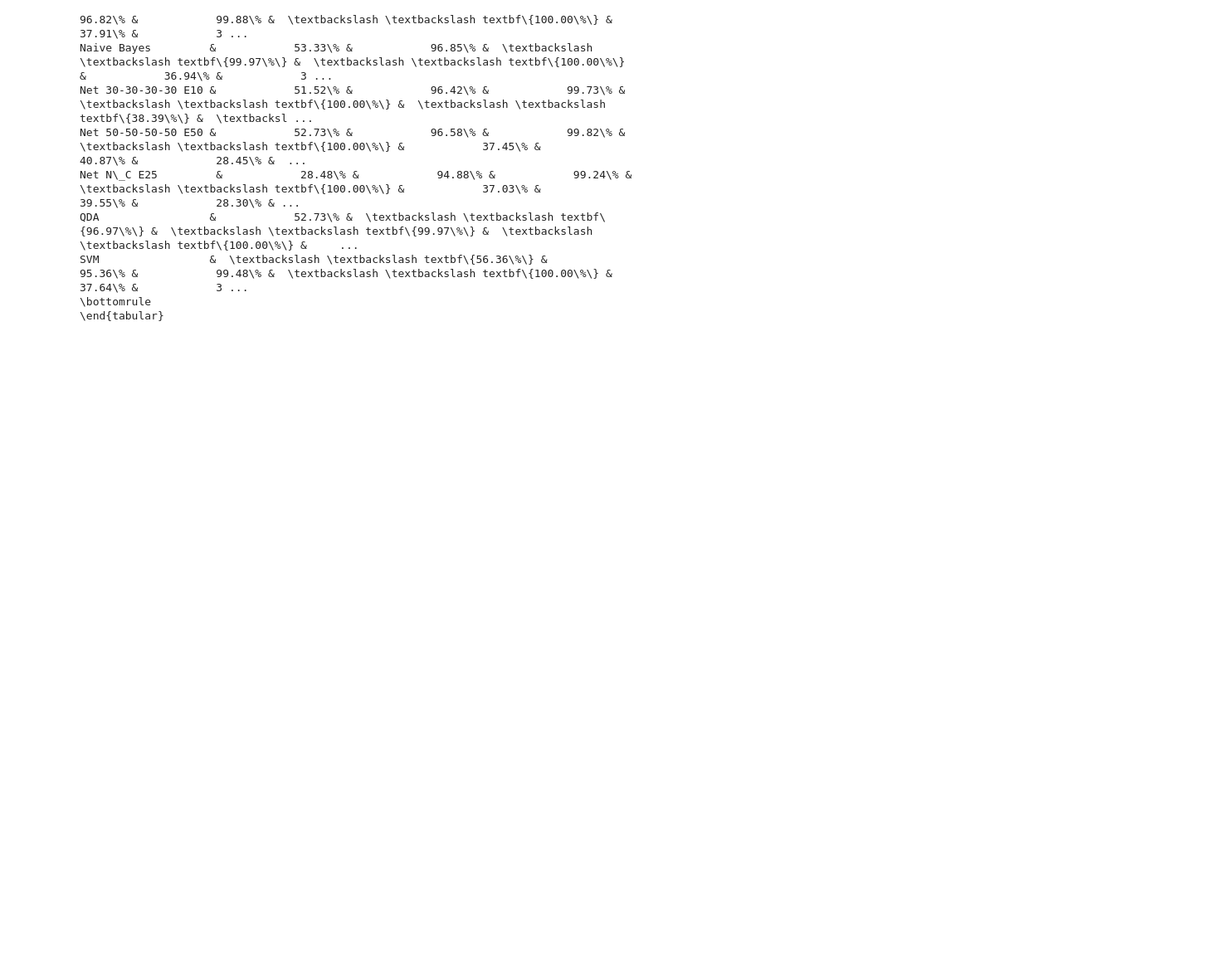
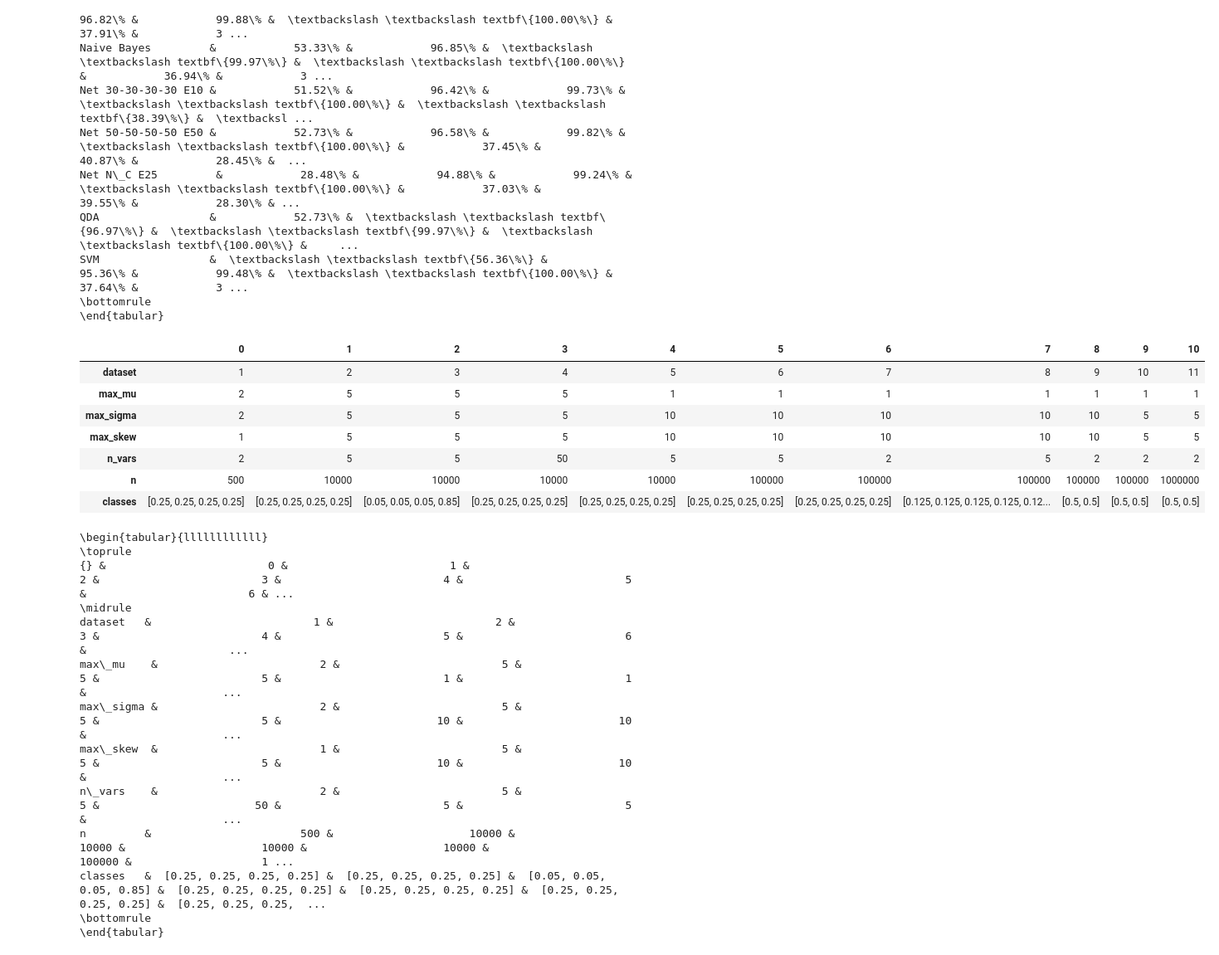
Before and after one commit to timellemeet/multivariate, a Jupyter notebook: simulation.ipynb, the cells around one changed output. Shown at 83% size. Drawn from its saved outputs; the diff is of its cells as text; code cells hidden in the pictures; blank space fills up the shorter version.

```diff
--- a/simulation.ipynb
+++ b/simulation.ipynb
@@ -530,3 +530,33 @@ QDA                 &            52.73\% &  \textbackslash \textbackslash textbf
 SVM                 &  \textbackslash \textbackslash textbf\{56.36\%\} &            95.36\% &            99.48\% &  \textbackslash \textbackslash textbf\{100.00\%\} &            37.64\% &            3 ...
 \bottomrule
 \end{tabular}
+# %%
+datasets = pd.DataFrame.from_dict(configs)
+datasets = datasets[['max_mu', 'max_sigma', 'max_skew', 'n_vars', 'n', 'classes',]]
+datasets.insert(0, "dataset", datasets.index+1)
+datasets = datasets.transpose()
+display(datasets)
+
+print(datasets.to_latex())
+# %% [output]
+|  | 0 | 1 | 2 | 3 | 4 | 5 | 6 | 7 | 8 | 9 | 10 |
+| dataset | 1 | 2 | 3 | 4 | 5 | 6 | 7 | 8 | 9 | 10 | 11 |
+| max_mu | 2 | 5 | 5 | 5 | 1 | 1 | 1 | 1 | 1 | 1 | 1 |
+| max_sigma | 2 | 5 | 5 | 5 | 10 | 10 | 10 | 10 | 10 | 5 | 5 |
+| max_skew | 1 | 5 | 5 | 5 | 10 | 10 | 10 | 10 | 10 | 5 | 5 |
+| n_vars | 2 | 5 | 5 | 50 | 5 | 5 | 2 | 5 | 2 | 2 | 2 |
+| n | 500 | 10000 | 10000 | 10000 | 10000 | 100000 | 100000 | 100000 | 100000 | 100000 | 1000000 |
+| classes | [0.25, 0.25, 0.25, 0.25] | [0.25, 0.25, 0.25, 0.25] | [0.05, 0.05, 0.05, 0.85] | [0.25, 0.25, 0.25, 0.25] | [0.25, 0.25, 0.25, 0.25] | [0.25, 0.25, 0.25, 0.25] | [0.25, 0.25, 0.25, 0.25] | [0.125, 0.125, 0.125, 0.125, 0.12... | [0.5, 0.5] | [0.5, 0.5] | [0.5, 0.5] |
+\begin{tabular}{llllllllllll}
+\toprule
+{} &                         0 &                         1 &                         2 &                         3 &                         4 &                         5 &                         6 & ...
+\midrule
+dataset   &                         1 &                         2 &                         3 &                         4 &                         5 &                         6 &                      ...
+max\_mu    &                         2 &                         5 &                         5 &                         5 &                         1 &                         1 &                     ...
+max\_sigma &                         2 &                         5 &                         5 &                         5 &                        10 &                        10 &                     ...
+max\_skew  &                         1 &                         5 &                         5 &                         5 &                        10 &                        10 &                     ...
+n\_vars    &                         2 &                         5 &                         5 &                        50 &                         5 &                         5 &                     ...
+n         &                       500 &                     10000 &                     10000 &                     10000 &                     10000 &                    100000 &                    1 ...
+classes   &  [0.25, 0.25, 0.25, 0.25] &  [0.25, 0.25, 0.25, 0.25] &  [0.05, 0.05, 0.05, 0.85] &  [0.25, 0.25, 0.25, 0.25] &  [0.25, 0.25, 0.25, 0.25] &  [0.25, 0.25, 0.25, 0.25] &  [0.25, 0.25, 0.25,  ...
+\bottomrule
+\end{tabular}
```
